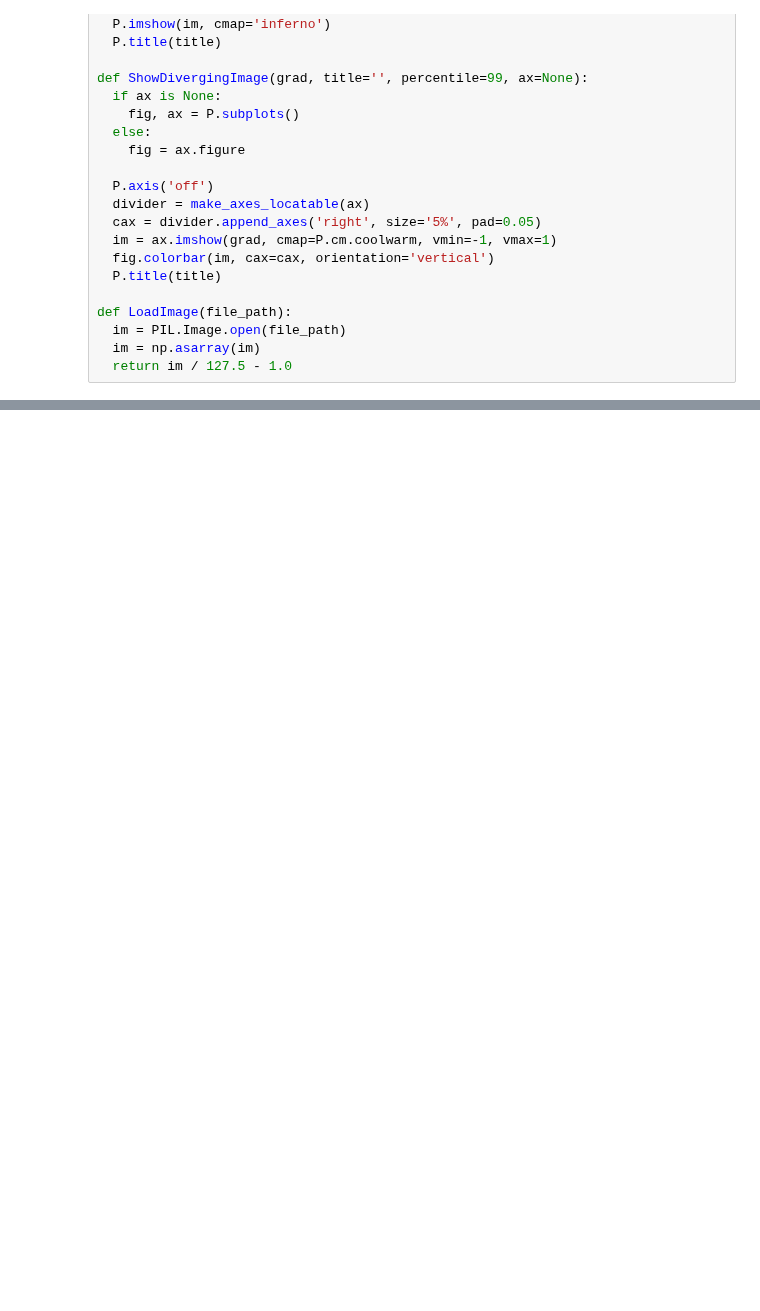
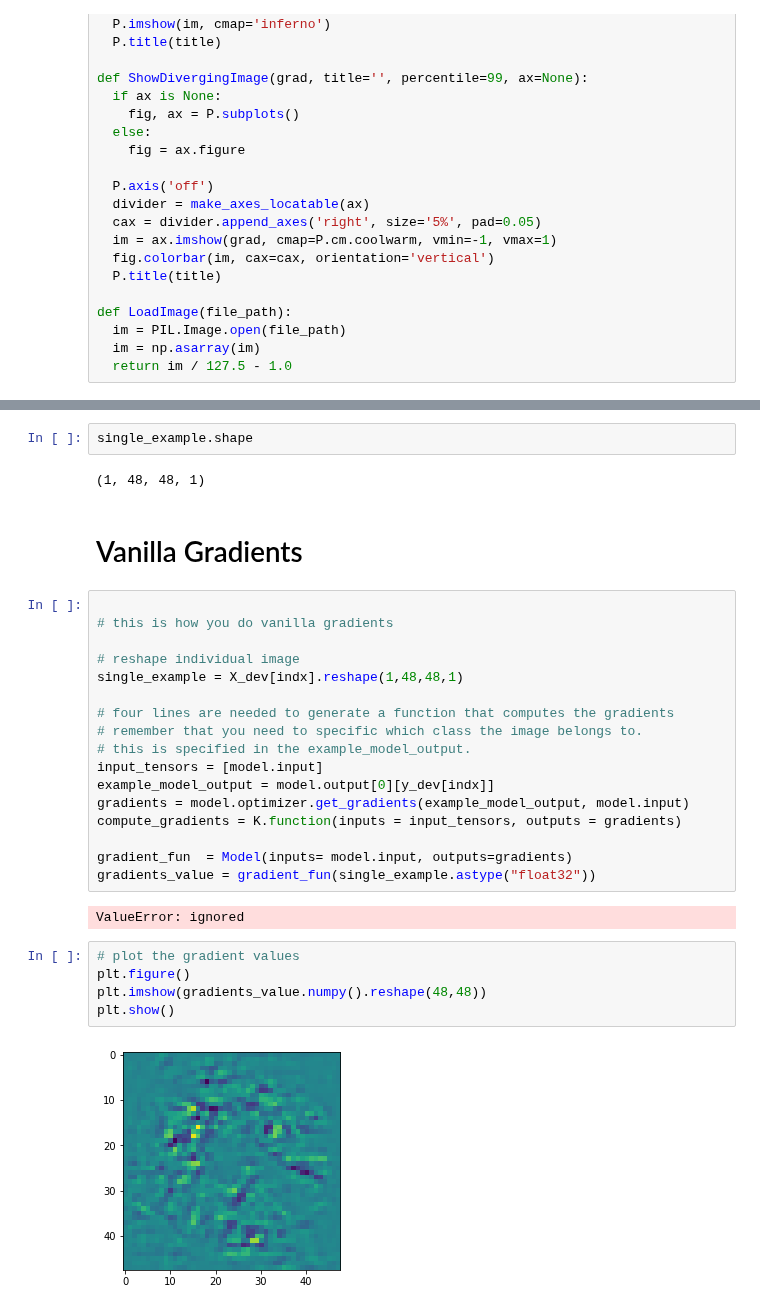
Before and after one commit to amilkh/cs230-fer, a Jupyter notebook: fer2013_pawan.ipynb, the cells around one changed output, grey strips where cells are left out. Cells and saved outputs as stored; diff of their text form; blank space fills up the shorter version.

```diff
--- a/fer2013_pawan.ipynb
+++ b/fer2013_pawan.ipynb
@@ -257,0 +165,32 @@ ValueError: ignored
+# %%
+single_example.shape
+# %% [output]
+(1, 48, 48, 1)
+# %% [markdown]
+# Vanilla Gradients
+# %%
+
+# this is how you do vanilla gradients
+
+# reshape individual image
+single_example = X_dev[indx].reshape(1,48,48,1)
+
+# four lines are needed to generate a function that computes the gradients
+# remember that you need to specific which class the image belongs to.
+# this is specified in the example_model_output.
+input_tensors = [model.input]
+example_model_output = model.output[0][y_dev[indx]]
+gradients = model.optimizer.get_gradients(example_model_output, model.input)
+compute_gradients = K.function(inputs = input_tensors, outputs = gradients)
+
+gradient_fun  = Model(inputs= model.input, outputs=gradients)
+gradients_value = gradient_fun(single_example.astype("float32"))
+# %% [output]
+ValueError: ignored
+# %%
+# plot the gradient values
+plt.figure()
+plt.imshow(gradients_value.numpy().reshape(48,48))
+plt.show()
+# %% [output]
+[figure, added]
```
Also changed, not shown: parts of 14 cells of this notebook.
